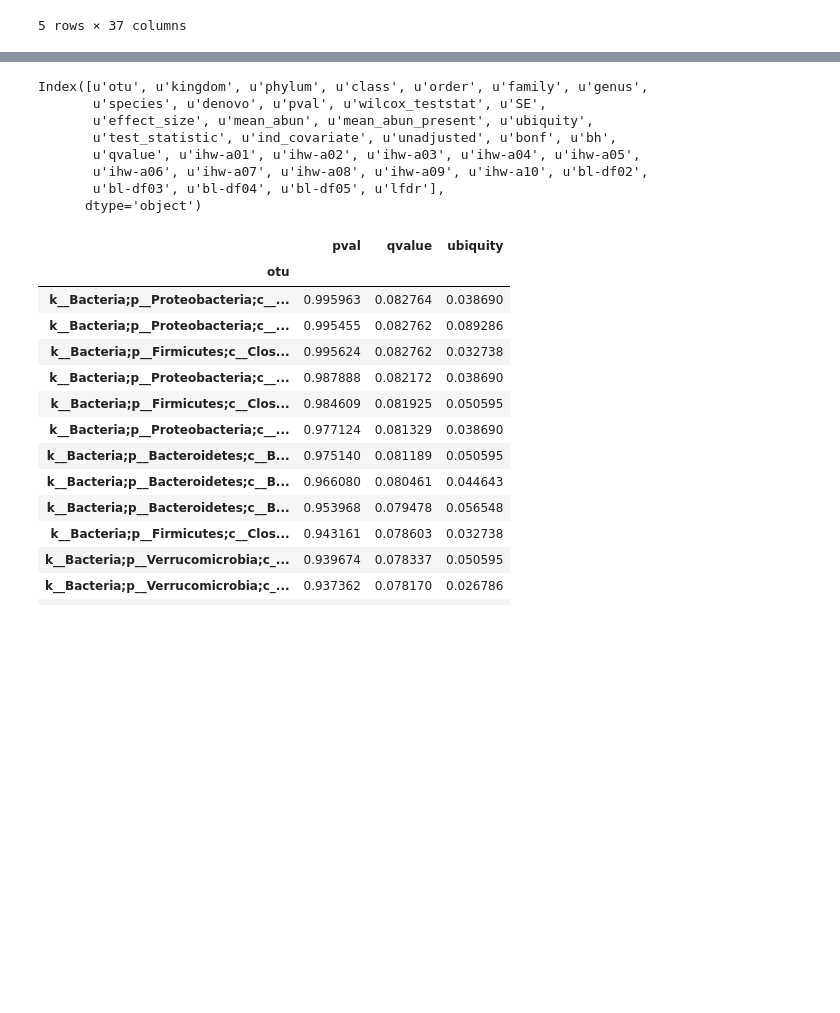
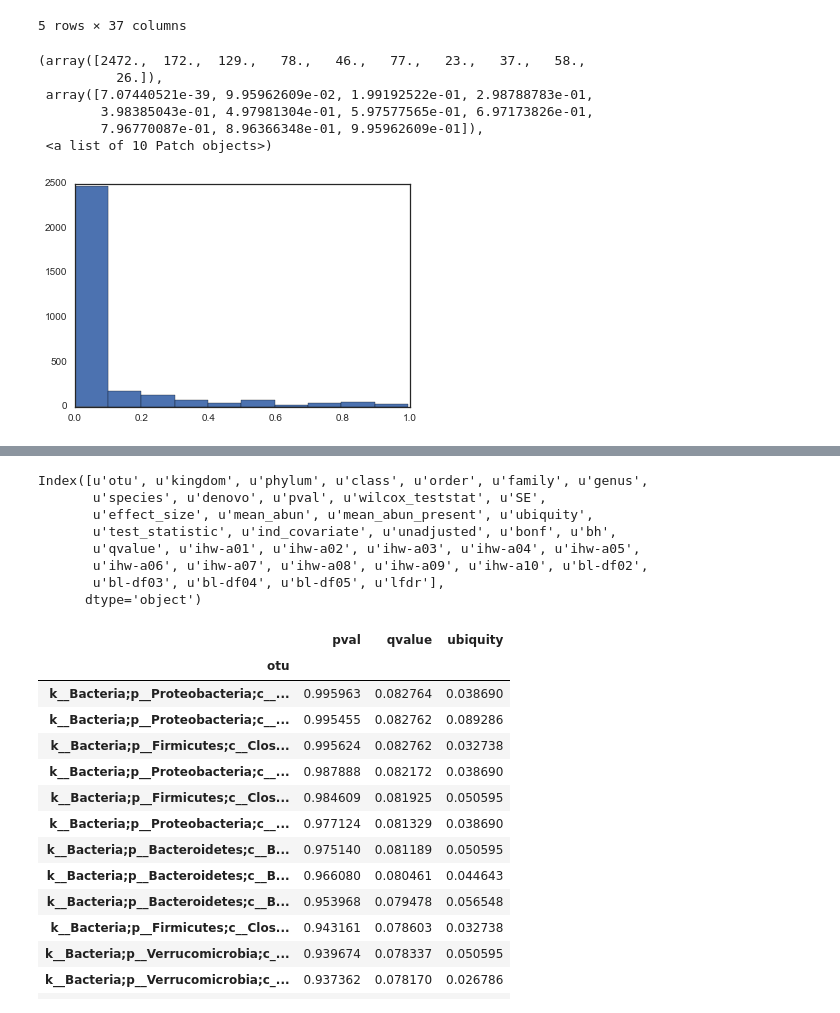
Before and after one commit to pkimes/benchmark-fdr, a Jupyter notebook: datasets/microbiome/explore_schubert_sb_results.ipynb, the cells around one changed output, grey strips where cells are left out. Cells and saved outputs as stored; diff of their text form; code cells hidden in the pictures; blank space fills up the shorter version.

Commit message:
Pvalue histogram

```diff
--- a/datasets/microbiome/explore_schubert_sb_results.ipynb
+++ b/datasets/microbiome/explore_schubert_sb_results.ipynb
@@ -30,6 +30,16 @@ pvals.head()
 | k__Bacteria;p__Bacteroidetes;c__B... | k__Bacteria;p__Bacteroidetes;c__B... | k__Bacteria | p__Bacteroidetes | c__Bacteroidia | o__Bacteroidales | f__Bacteroidaceae | g__Bacteroides | s__ | d__denovo3051 | 0.141367 | ... | ... |
 | k__Bacteria;p__Firmicutes;c__Clos... | k__Bacteria;p__Firmicutes;c__Clos... | k__Bacteria | p__Firmicutes | c__Clostridia | o__Clostridiales | f__Lachnospiraceae | g__Blautia | s__ | d__denovo3050 | 0.227920 | ... | ... |
 5 rows × 37 columns
+# %%
+plt.hist(pvals['unadjusted'])
+# %% [output]
+(array([2472.,  172.,  129.,   78.,   46.,   77.,   23.,   37.,   58.,
+          26.]),
+ array([7.07440521e-39, 9.95962609e-02, 1.99192522e-01, 2.98788783e-01,
+        3.98385043e-01, 4.97981304e-01, 5.97577565e-01, 6.97173826e-01,
+        7.96770087e-01, 8.96366348e-01, 9.95962609e-01]),
+ <a list of 10 Patch objects>)
+[figure, added]
 # %%
 df.head()
 # %% [output]
```
